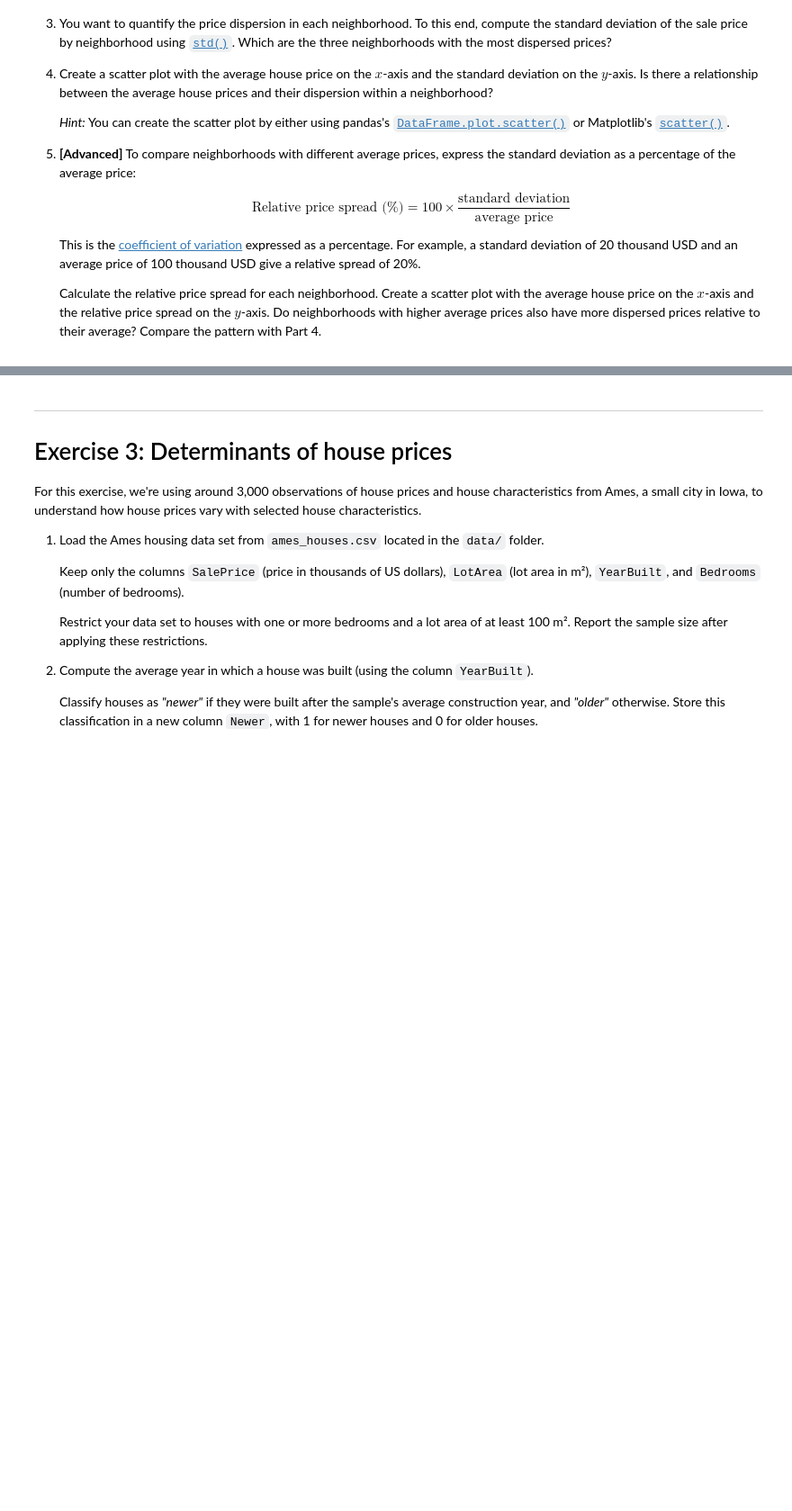
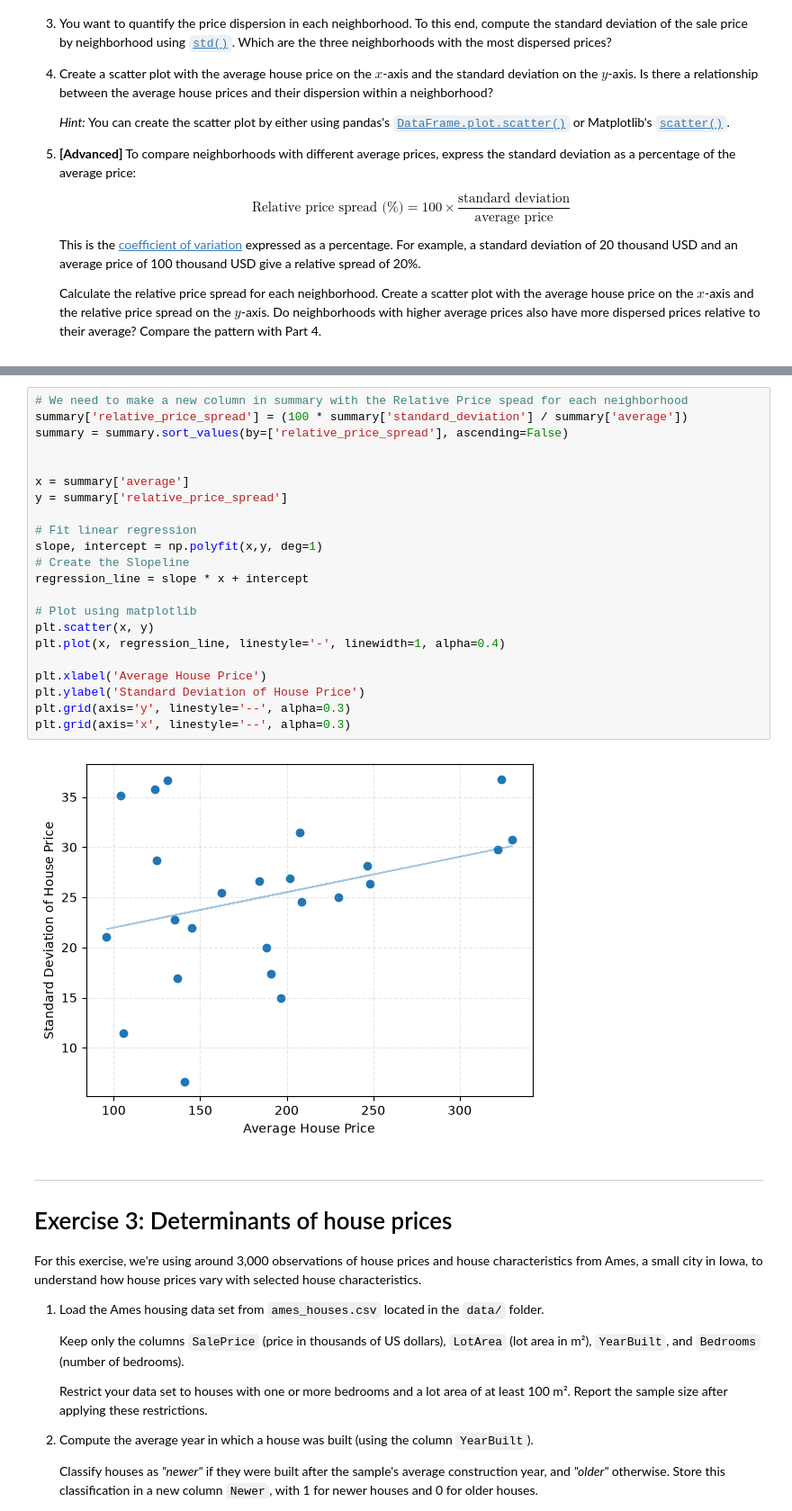
Before and after one commit to leohohner/TECH2-H26, a Jupyter notebook: workshops/workshop4/workshop4.ipynb, the cells around one changed output, grey strips where cells are left out. Shown at 90% size. Saved outputs shown, nothing was run; the diff lists cells and outputs as text; blank space fills up the shorter version.

```diff
--- a/workshops/workshop4/workshop4.ipynb
+++ b/workshops/workshop4/workshop4.ipynb
@@ -105,3 +413,27 @@ characteristics from Ames, a small city in Iowa.
+# %%
+# We need to make a new column in summary with the Relative Price spead for each neighborhood
+summary['relative_price_spread'] = (100 * summary['standard_deviation'] / summary['average'])
+summary = summary.sort_values(by=['relative_price_spread'], ascending=False)
+
+
+x = summary['average']
+y = summary['relative_price_spread']
+
+# Fit linear regression
+slope, intercept = np.polyfit(x,y, deg=1)
+# Create the Slopeline
+regression_line = slope * x + intercept
+
+# Plot using matplotlib
+plt.scatter(x, y)
+plt.plot(x, regression_line, linestyle='-', linewidth=1, alpha=0.4)
+
+plt.xlabel('Average House Price')
+plt.ylabel('Standard Deviation of House Price')
+plt.grid(axis='y', linestyle='--', alpha=0.3)
+plt.grid(axis='x', linestyle='--', alpha=0.3)
+# %% [output]
+[figure, added]
 # %% [markdown]
 ***
 # Exercise 3: Determinants of house prices
```
Also changed, not shown: parts of 55 cells of this notebook, 1 other file.
